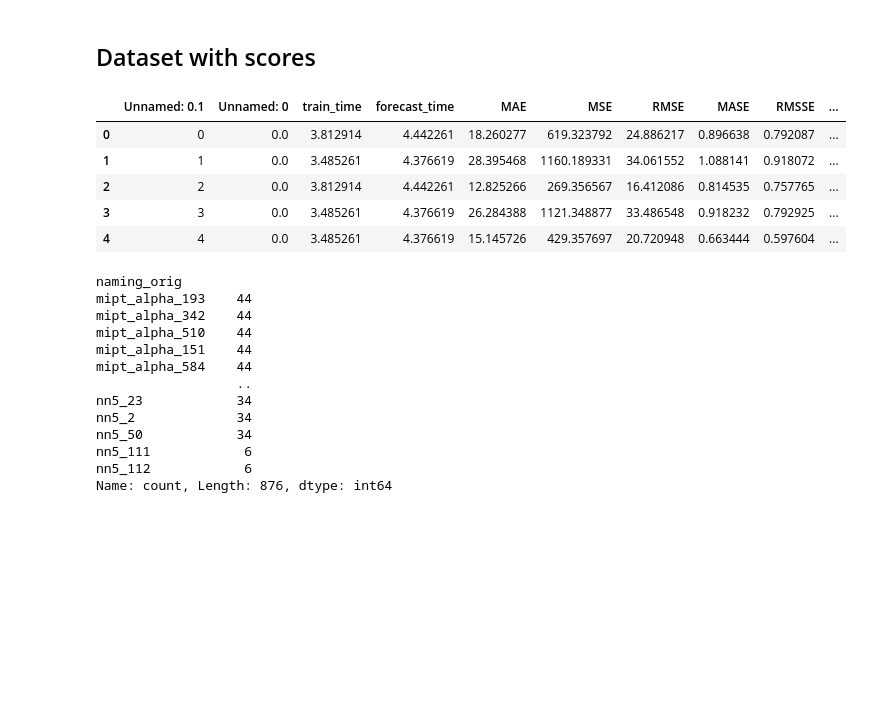
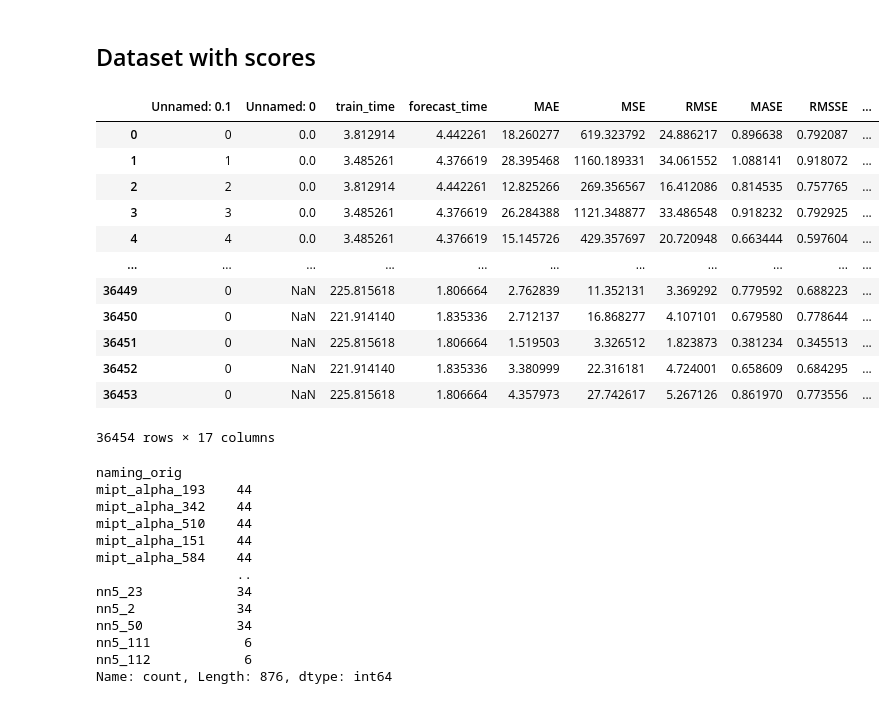
Before and after one commit to altairje/Meta-Algorithm-ATM, a Jupyter notebook: Feature_extraction.ipynb, the cells around one changed output. Saved outputs shown, nothing was run; the diff lists cells and outputs as text; code cells hidden in the pictures; blank space fills up the shorter version.

```diff
--- a/Feature_extraction.ipynb
+++ b/Feature_extraction.ipynb
@@ -23,14 +28,21 @@ warnings.filterwarnings('ignore')
 # %%
 df = pd.read_csv('data\local_global_res_13_12.csv')
 # %%
-df.head(5)
+df
 # %% [output]
 |  | Unnamed: 0.1 | Unnamed: 0 | train_time | forecast_time | MAE | MSE | RMSE | MASE | RMSSE | ... |
 | 0 | 0 | 0.0 | 3.812914 | 4.442261 | 18.260277 | 619.323792 | 24.886217 | 0.896638 | 0.792087 | ... |
 | 1 | 1 | 0.0 | 3.485261 | 4.376619 | 28.395468 | 1160.189331 | 34.061552 | 1.088141 | 0.918072 | ... |
 | 2 | 2 | 0.0 | 3.812914 | 4.442261 | 12.825266 | 269.356567 | 16.412086 | 0.814535 | 0.757765 | ... |
 | 3 | 3 | 0.0 | 3.485261 | 4.376619 | 26.284388 | 1121.348877 | 33.486548 | 0.918232 | 0.792925 | ... |
 | 4 | 4 | 0.0 | 3.485261 | 4.376619 | 15.145726 | 429.357697 | 20.720948 | 0.663444 | 0.597604 | ... |
+| ... | ... | ... | ... | ... | ... | ... | ... | ... | ... | ... |
+| 36449 | 0 | NaN | 225.815618 | 1.806664 | 2.762839 | 11.352131 | 3.369292 | 0.779592 | 0.688223 | ... |
+| 36450 | 0 | NaN | 221.914140 | 1.835336 | 2.712137 | 16.868277 | 4.107101 | 0.679580 | 0.778644 | ... |
+| 36451 | 0 | NaN | 225.815618 | 1.806664 | 1.519503 | 3.326512 | 1.823873 | 0.381234 | 0.345513 | ... |
+| 36452 | 0 | NaN | 221.914140 | 1.835336 | 3.380999 | 22.316181 | 4.724001 | 0.658609 | 0.684295 | ... |
+| 36453 | 0 | NaN | 225.815618 | 1.806664 | 4.357973 | 27.742617 | 5.267126 | 0.861970 | 0.773556 | ... |
+36454 rows × 17 columns
 # %%
 df['naming_orig'].value_counts()
 # %% [output]
```
Also changed, not shown: parts of 49 cells of this notebook, 4 other files.
